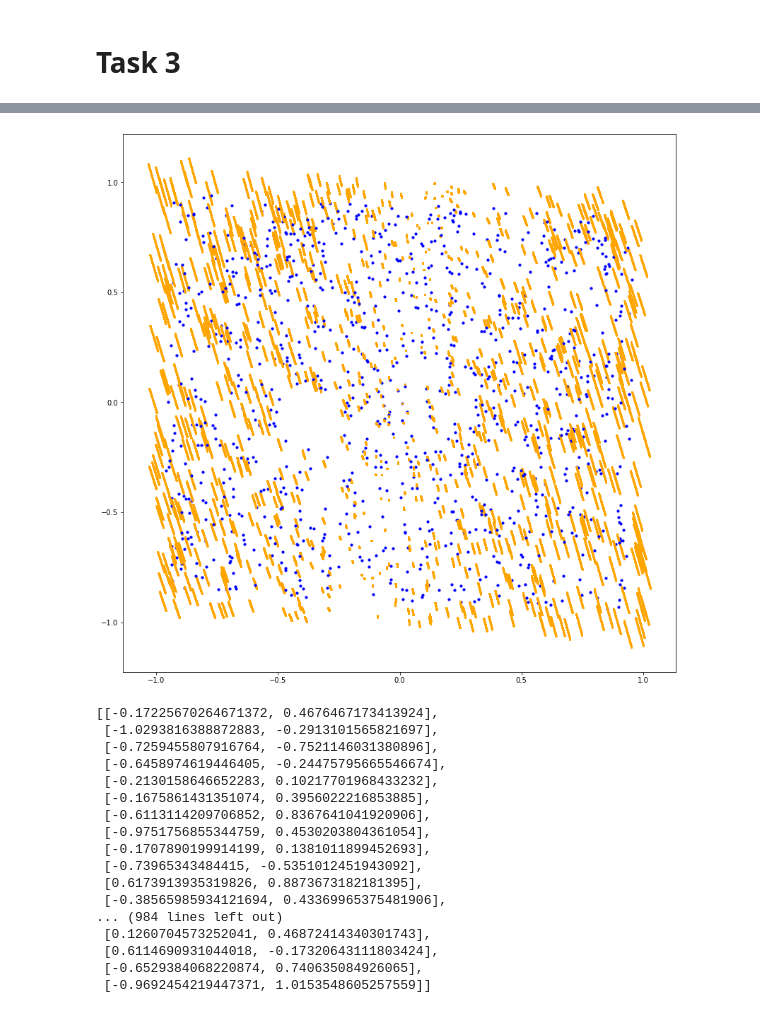
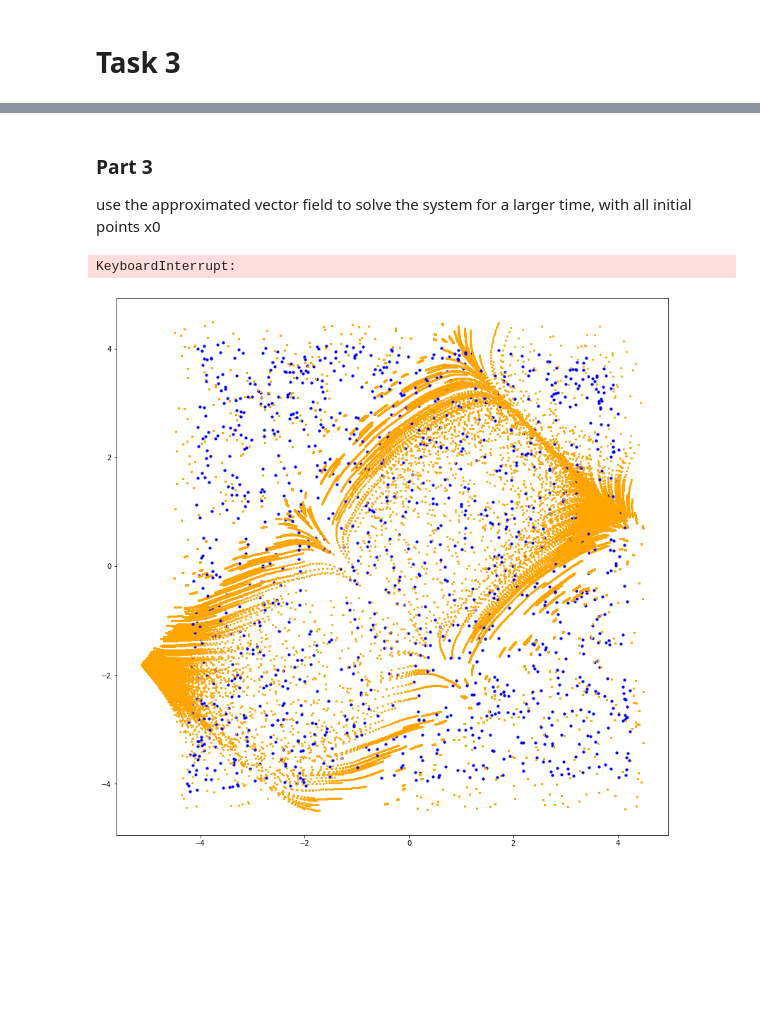
Before and after one commit to AlexPasqua/MLCMS-exercises, a Jupyter notebook: EX5/src/task3.ipynb, the cells around one changed output, grey strips where cells are left out. Drawn from its saved outputs; the diff is of its cells as text; code cells hidden in the pictures; blank space fills up the shorter version.

```diff
--- a/EX5/src/task3.ipynb
+++ b/EX5/src/task3.ipynb
@@ -0,0 +10,15 @@
+# %%
+# Functions for solve_ivp
+
+def rbf_approx(t, y):
+    list_of_bases = np.empty(shape=(n_bases))
+    for i, center_point in enumerate(centers):
+        subtraction = np.subtract(center_point, y)  # note: center_point is a single point, points are many points -> broadcasting
+        norm = np.linalg.norm(subtraction)
+        basis = np.exp(-norm ** 2 / eps ** 2)
+        list_of_bases[i] = basis
+#     print(C.shape, list_of_bases.shape, (list_of_bases @ C).shape)
+    return list_of_bases @ C
+
+def linear_approx(t, y):
+    return A @ y
@@ -9,6 +93,6 @@ import math
 # %%
 # read the vector field data
-x0, x1 = read_vectorfield_data(base_filename="linear_vectorfield_data")
+x0, x1 = read_vectorfield_data(base_filename="nonlinear_vectorfield_data")
 fig, ax = plt.subplots(1,1,figsize=(6,6))
 ax.scatter(x0[:,0], x0[:,1], s=1)
 ax.scatter(x1[:,0], x1[:,1], s=1)
@@ -38,22 +101,0 @@ def linear_vector_field(t, y):
-# %%
-def solve_trajectory(x0, x1, funct, end_time=0.1, plot=False):
-    """
-    Solves initial value point problem for a dataset, up to a certain moment in time
-    :param x0: the data at time 0
-    :param x1: the data at unknown time step after 0
-    :param funct: to get derivative for next steps generation
-    :param end_time: end time for the simulation
-    :param plot: boolean to produce a scatter plot of the trajectory (orange) with the final x1 points in blue
-    :returns: points at time end_time
-    """
-    x1_pred = []
-    for i in range(len(x0)):
-        sol = solve_ivp(funct, [0, end_time], x0[i], t_eval=np.linspace(0, 0.1, 100))
-        x1_pred.append([sol.y[0,-1], sol.y[1,-1]])
-        if plot:
-            plt.scatter(x1[i,0], x1[i,1], c='blue', s=10)
-            plt.scatter(sol.y[0,:],sol.y[1,:], c='orange', s=4)
-    if plot:
-        plt.rcParams["figure.figsize"] = (14,14)
-        plt.show()
-    return x1_pred
@@ -60,23 +210,10 @@ def solve_trajectory(x0, x1, funct, end_time=0.1, plot=False):
+# %% [markdown]
+### Part 3
+use the approximated vector field to solve the system for a larger time,
+with all initial points x0
 # %%
-v = estimate_vectors(x0, x1, 0.1)
-A, _, _, _ = approx_lin_func(data=(x0,v))
-solve_trajectory(x0,x1, linear_vector_field, plot=True)
+end_time = 50
+_, _, _ = solve_trajectory(x0, x1, rbf_approx, find_best_dt=False, end_time=end_time, plot=True)
 # %% [output]
+KeyboardInterrupt:
-[figure, old version]
+[figure, new version]
-[[-0.17225670264671372, 0.4676467173413924],
- [-1.0293816388872883, -0.2913101565821697],
- [-0.7259455807916764, -0.7521146031380896],
- [-0.6458974619446405, -0.24475795665546674],
- [-0.2130158646652283, 0.10217701968433232],
- [-0.1675861431351074, 0.3956022216853885],
- [-0.6113114209706852, 0.8367641041920906],
- [-0.9751756855344759, 0.4530203804361054],
- [-0.1707890199914199, 0.1381011899452693],
- [-0.73965343484415, -0.5351012451943092],
- [0.6173913935319826, 0.8873673182181395],
- [-0.38565985934121694, 0.43369965375481906],
-... (984 lines left out)
- [0.1260704573252041, 0.46872414340301743],
- [0.6114690931044018, -0.17320643111803424],
- [-0.6529384068220874, 0.740635084926065],
- [-0.9692454219447371, 1.0153548605257559]]
```
Also changed, not shown: parts of 38 cells of this notebook, 4 other files.
